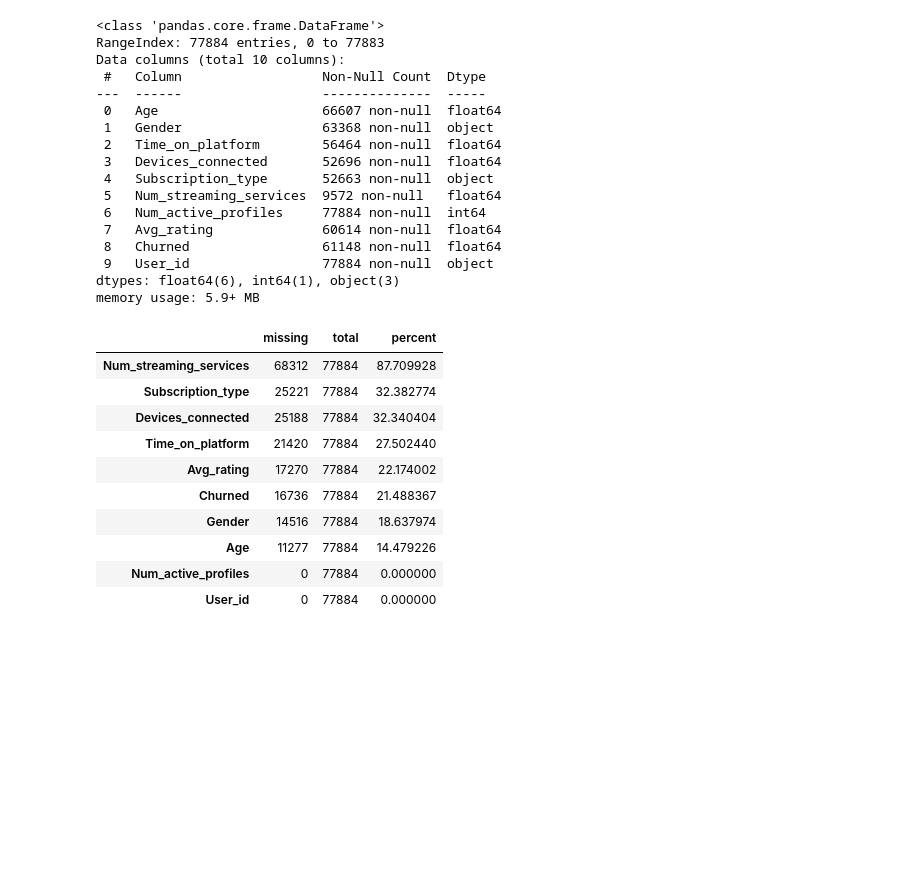
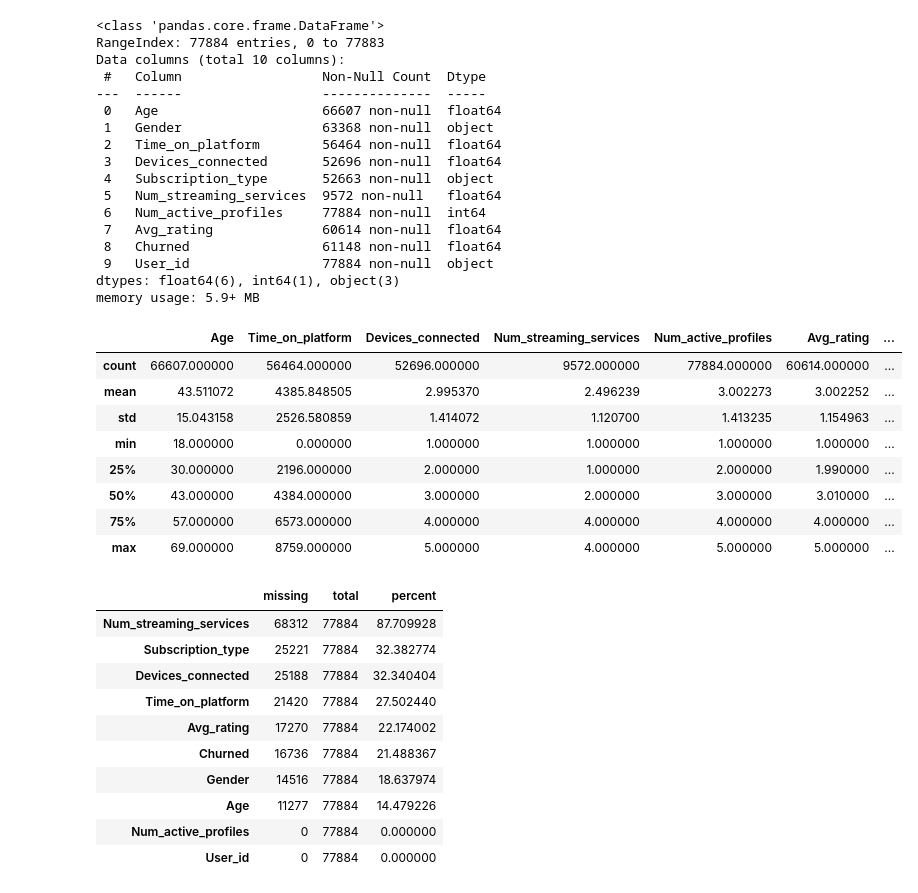
Before and after one commit to guipradow/streaming_churn, a Jupyter notebook: notebooks/eda.ipynb, the cells around one changed output. Saved outputs shown, nothing was run; the diff lists cells and outputs as text; code cells hidden in the pictures; blank space fills up the shorter version.

```diff
--- a/notebooks/eda.ipynb
+++ b/notebooks/eda.ipynb
@@ -81,6 +81,19 @@ Data columns (total 10 columns):
  9   User_id                 77884 non-null  object
 dtypes: float64(6), int64(1), object(3)
 memory usage: 5.9+ MB
+# %%
+# Dataframe descriptive statistics
+df.describe()
+# %% [output]
+|  | Age | Time_on_platform | Devices_connected | Num_streaming_services | Num_active_profiles | Avg_rating | ... |
+| count | 66607.000000 | 56464.000000 | 52696.000000 | 9572.000000 | 77884.000000 | 60614.000000 | ... |
+| mean | 43.511072 | 4385.848505 | 2.995370 | 2.496239 | 3.002273 | 3.002252 | ... |
+| std | 15.043158 | 2526.580859 | 1.414072 | 1.120700 | 1.413235 | 1.154963 | ... |
+| min | 18.000000 | 0.000000 | 1.000000 | 1.000000 | 1.000000 | 1.000000 | ... |
+| 25% | 30.000000 | 2196.000000 | 2.000000 | 1.000000 | 2.000000 | 1.990000 | ... |
+| 50% | 43.000000 | 4384.000000 | 3.000000 | 2.000000 | 3.000000 | 3.010000 | ... |
+| 75% | 57.000000 | 6573.000000 | 4.000000 | 4.000000 | 4.000000 | 4.000000 | ... |
+| max | 69.000000 | 8759.000000 | 5.000000 | 4.000000 | 5.000000 | 5.000000 | ... |
 # %%
 # Missing values
 df.stb.missing()
```
Also changed, not shown: parts of 31 cells of this notebook, 1 other file.
